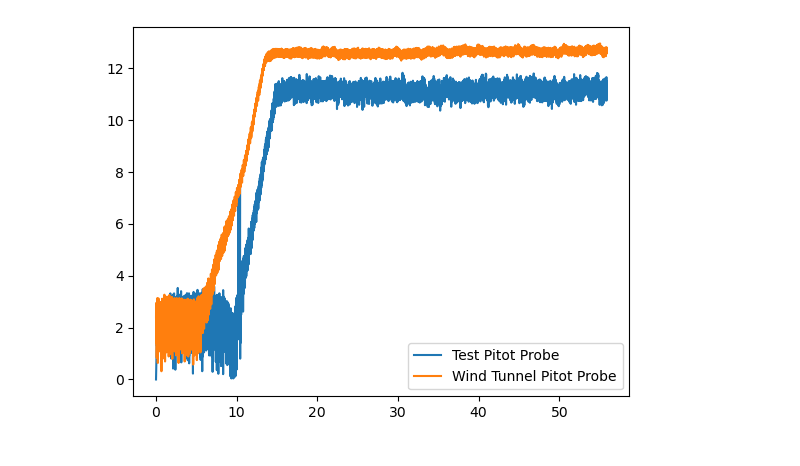
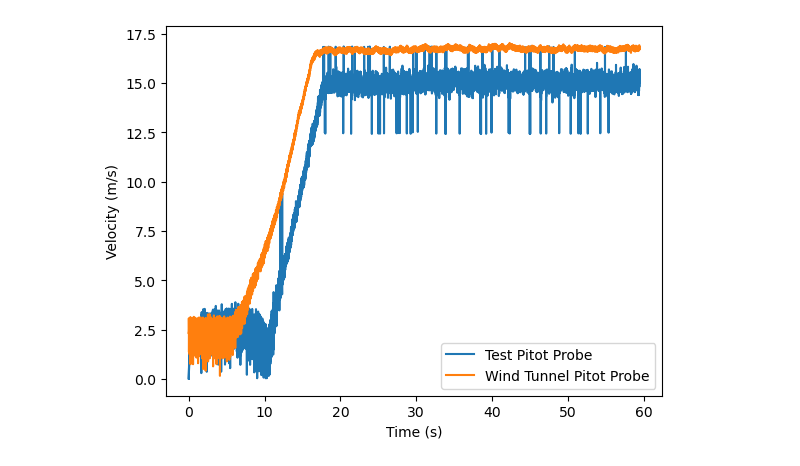
Before and after one commit to MKerner3/Pitot-Tube, a Jupyter notebook: post_processor.ipynb, the cells around one changed output. Drawn from its saved outputs; the diff is of its cells as text; code cells hidden in the pictures.

```diff
--- a/post_processor.ipynb
+++ b/post_processor.ipynb
@@ -7,38 +7,40 @@ import math
 rho = 1.15
 convFac = 1.016 #Volts -> mmHg
 
-wind_tunnel_probe = pd.read_csv('wind_tunnel_6_27_23/Wind_Tunnel_Tube/PitotV060.csv')
+wind_tunnel_probe = pd.read_csv('wind_tunnel_6_27_23/Wind_Tunnel_Tube/PitotV0100.csv')
 col_name = 'TaredBaratronVoltage'
 volt_data = wind_tunnel_probe[col_name]
 num_volt_pts = len(volt_data)
 
 for i in range(num_volt_pts):
     try:
         volt_data[i] = math.sqrt((2*volt_data[i]*133.322*convFac)/1.15)
     except ValueError:
         volt_data[i] = volt_data[i-1]
 
-test_probe = pd.read_excel('wind_tunnel_6_27_23/Test_Tube/PyV060.xlsx')
+test_probe = pd.read_excel('wind_tunnel_6_27_23/Test_Tube/PyV0100.xlsx')
 vel_col = 'Velocity (m/s)'
 time_col = 'Time Elapsed'
 
 vel_data = test_probe[vel_col]
 time_data = test_probe[time_col]
 vel_data[0] = 0
 time_data[0] = 0
+vel_data[7] = 0
+time_data[7] = 0
 num_time_pts = len(time_data)
 time_end = time_data[num_time_pts-1]
 
 volt_time_data = np.linspace(0,time_end, num_volt_pts)
 
 fig, ax = plt.subplots()
 
 ax.plot(time_data,vel_data, label='Test Pitot Probe')
 ax.plot(volt_time_data,volt_data, label='Wind Tunnel Pitot Probe')
 
 ax.legend()
 plt.xlabel('Time (s)')
 plt.ylabel('Velocity (m/s)')
 plt.show()
 # %% [output]
-[figure, old version]
+[figure, new version]
```
Also changed, not shown: parts of 2 cells of this notebook.
